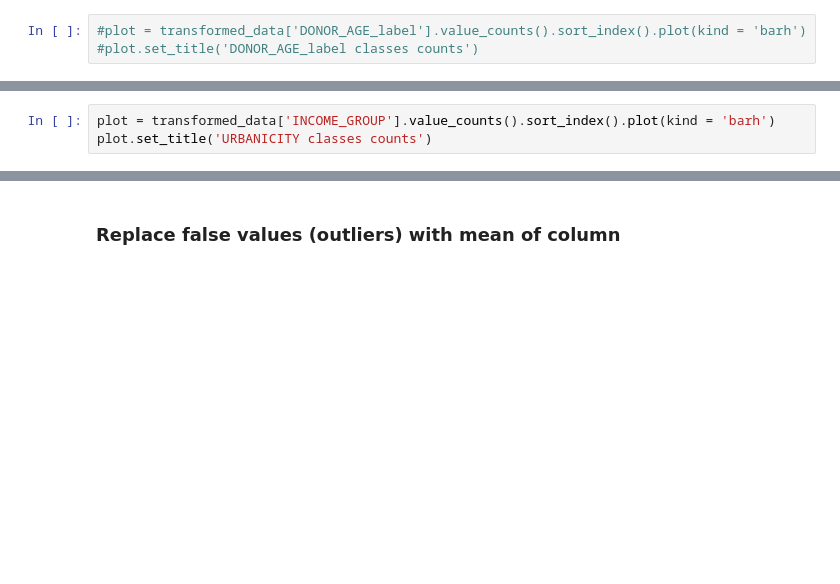
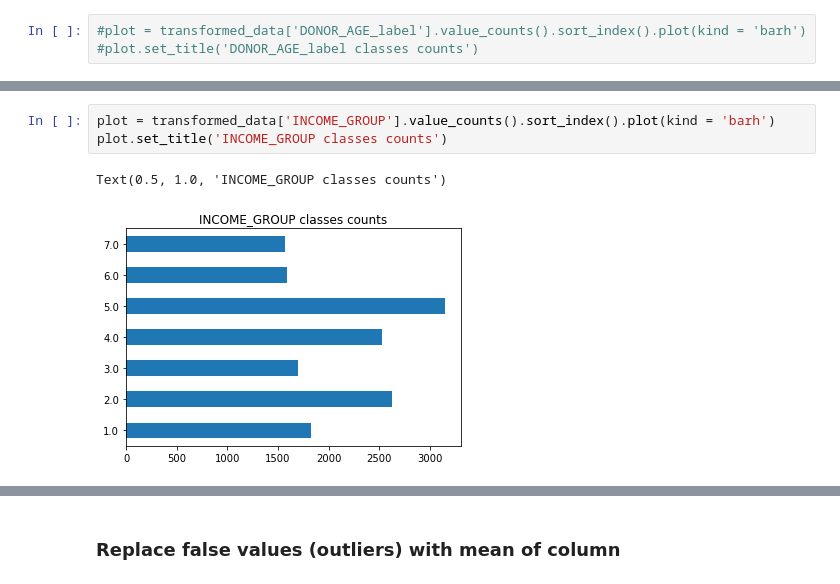
Before and after one commit to jlp237/ml_project, a Jupyter notebook: AA_202021_Project.ipynb, the cells around one changed output, grey strips where cells are left out. Saved outputs shown, nothing was run; the diff lists cells and outputs as text; blank space fills up the shorter version.

```diff
--- a/AA_202021_Project.ipynb
+++ b/AA_202021_Project.ipynb
@@ -403,6 +547,9 @@ plot.set_title('MONTHS_SINCE_LAST_PROM_RESP classes counts')
 # %%
 plot = transformed_data['INCOME_GROUP'].value_counts().sort_index().plot(kind = 'barh')
-plot.set_title('URBANICITY classes counts')
+plot.set_title('INCOME_GROUP classes counts')
+# %% [output]
+Text(0.5, 1.0, 'INCOME_GROUP classes counts')
+[figure, added]
 # %%
 plot = transformed_data['SES'].value_counts().sort_index().plot(kind = 'barh')
 plot.set_title('SES classes counts')
```
Also changed, not shown: parts of 49 cells of this notebook.
